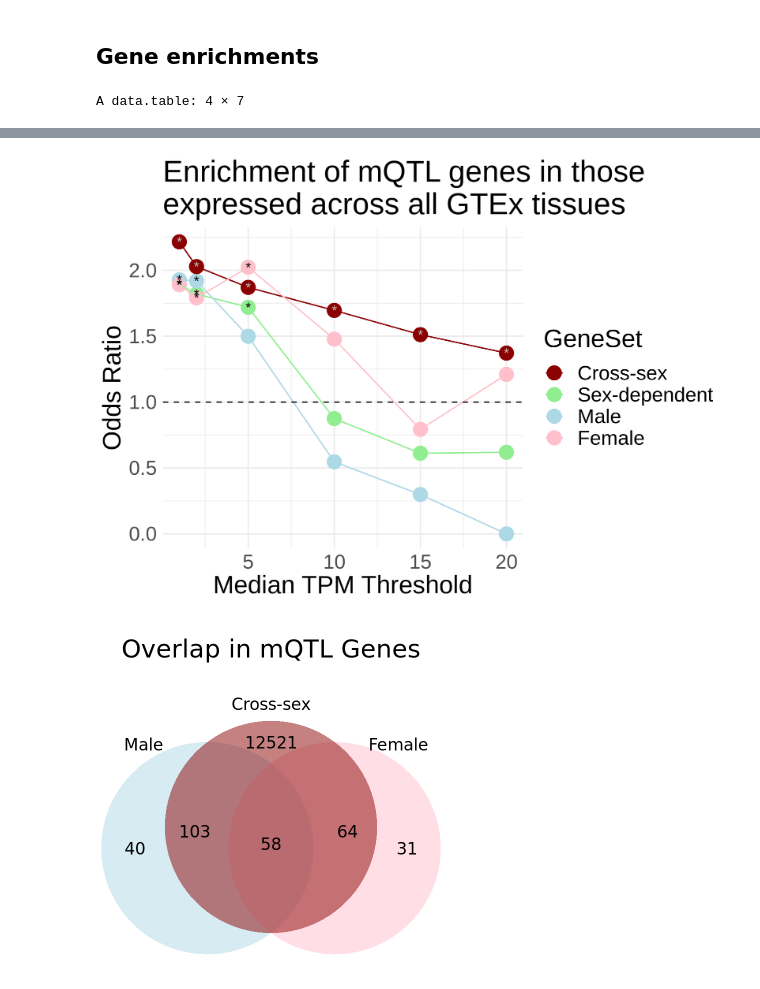
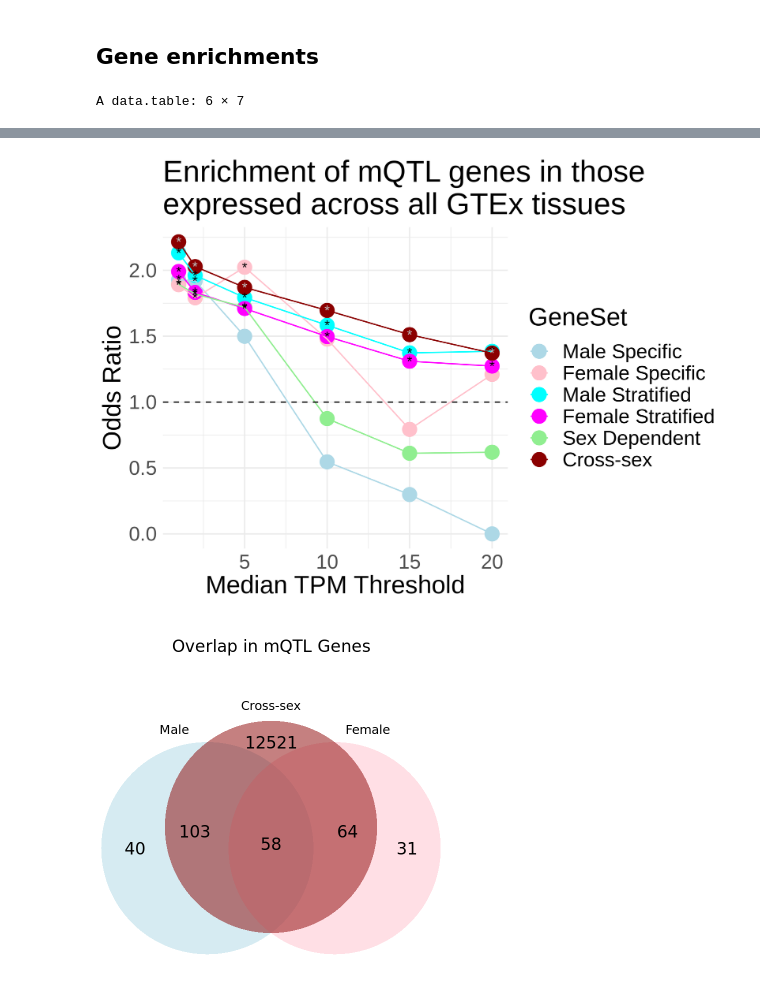
Before and after one commit to wilcas/sex_specific_mQTL, a Jupyter notebook: delahaye_mQTL_analyses/bonf_mQTL_exploration.ipynb, the cells around one changed output, grey strips where cells are left out. Saved outputs shown, nothing was run; the diff lists cells and outputs as text; code cells hidden in the pictures.

```diff
--- a/delahaye_mQTL_analyses/bonf_mQTL_exploration.ipynb
+++ b/delahaye_mQTL_analyses/bonf_mQTL_exploration.ipynb
@@ -355,12 +625,16 @@ fwrite(total_annotated, here("data", "total_annotated.csv.gz"))
 ## Gene enrichments
 # %%
 total_annotated <- fread(here("data","total_annotated.csv.gz"))
+total_annotated_strat <- fread(here("data","total_annotated_strat.csv.gz"))
 array_genes <- unique(unlist(split(array_annot$UCSC_RefGene_Name,";")))
 
 gtex_med_counts <- fread("/scratch/st-dennisjk-1/wcasazza/GTEx_Analysis_2017-06-05_v8_RNASeQCv1.1.9_gene_median_tpm.gct.gz",skip = 2)[Description %in% array_genes]
 sex_genes <- unique(unlist(split(total_annotated[Sex == "Both Sexes"]$UCSC_RefGene_Name,";")))
 male_genes <- unique(unlist(split(total_annotated[Sex == "Male"]$UCSC_RefGene_Name,";")))
 female_genes <- unique(unlist(split(total_annotated[Sex == "Female"]$UCSC_RefGene_Name,";")))
+male_strat_genes <- unique(unlist(split(total_annotated_strat[Sex == "Male"]$UCSC_RefGene_Name,";")))
+female_strat_genes <- unique(unlist(split(total_annotated_strat[Sex == "Female"]$UCSC_RefGene_Name,";")))
+
 marginal_genes <- unique(unlist(split(total_annotated[Sex == "Cross-sex"]$UCSC_RefGene_Name,";")))
 gtex_fisher_res <- function(set,tpm_thresh){
     select_genes <- gtex_med_counts[apply(gtex_med_counts[,-c(1,2)] > tpm_thresh,1,all)]$Description
@@ -391,8 +665,8 @@ fisher_mat <- function(set1,set2,background){
     )
     return(res)
 }
-res <- rbindlist(lapply(c(1,2,5,10,15,20),function(thresh)rbindlist(lapply(list(`Sex-dependent`=sex_genes,Male=male_genes,Female=female_genes,`Cross-sex`=marginal_genes),function(x)gtex_fisher_res(x,thresh)),idcol = 'GeneSet')))
-res$GeneSet <- factor(res$GeneSet, levels = c("Cross-sex","Sex-dependent","Male","Female"))
+res <- rbindlist(lapply(c(1,2,5,10,15,20),function(thresh)rbindlist(lapply(list(`Sex Dependent`=sex_genes,"Male Specific"=male_genes,"Female Specific"=female_genes, "Male Stratified"=male_strat_genes, "Female Stratified" = female_strat_genes,`Cross-sex`=marginal_genes),function(x)gtex_fisher_res(x,thresh)),idcol = 'GeneSet')))
+res$GeneSet <- factor(res$GeneSet, levels = c("Male Specific","Female Specific","Male Stratified", "Female Stratified","Sex Dependent","Cross-sex"))
 p <- ggplot(res,aes(TPM_threshold, y=OR, color=GeneSet)) +
     geom_point(size=5) +
     geom_line(aes(y=OR))+
@@ -403,12 +677,12 @@ p <- ggplot(res,aes(TPM_threshold, y=OR, color=GeneSet)) +
         x = "Median TPM Threshold",
         y = "Odds Ratio"
     )+
-    scale_color_manual(values=c("dark red", "light green",  "light blue", "pink"))+
+    scale_color_manual(values=c("light blue", "pink", "cyan", "magenta", "light green" , "dark red"))+
     theme_minimal() +
     theme(text=element_text(size=20))
 print(p)
 dcast(res,GeneSet~TPM_threshold,value.var="P")
 # %% [output]
-A data.table: 4 × 7
+A data.table: 6 × 7
 | GeneSet | 1 | 2 | 5 | 10 | 15 | 20 |
 | <fct> | <dbl> | <dbl> | <dbl> | <dbl> | <dbl> | <dbl> |
@@ -419,16 +695,16 @@ A data.table: 4 × 7
-[figure, old version]
+[figure, new version]
 # %%
 options(repr.plot.width= 7, repr.plot.height= 7, repr.plot.res = 100)
 grid.draw(
     venn.diagram(
         list(Male = unique(male_genes), Female = unique(female_genes),"Cross-sex" = unique(marginal_genes)),
         filename=NULL,
-        fill=c("light blue", "pink","dark red"),
-        cat.pos=c(-30,30,0),
+        fill=c("light blue", "pink", "dark Red"),
+        cat.pos=c(-15,15,0),
         lty = rep("blank",3),
         cex=2,
-        cat.cex=2,
-        main.cex=3,
+        cat.cex=1.5,
+        main.cex=2,
         fontfamily= rep("sans-serif",1),
         main.fontfamily= rep("sans-serif",3),
         cat.fontfamily= rep("sans-serif",3),
@@ -436,4 +712,4 @@ grid.draw(
     )
 )
 # %% [output]
-[figure, old version]
+[figure, new version]
```
Also changed, not shown: parts of 20 cells of this notebook, 1 other file.
